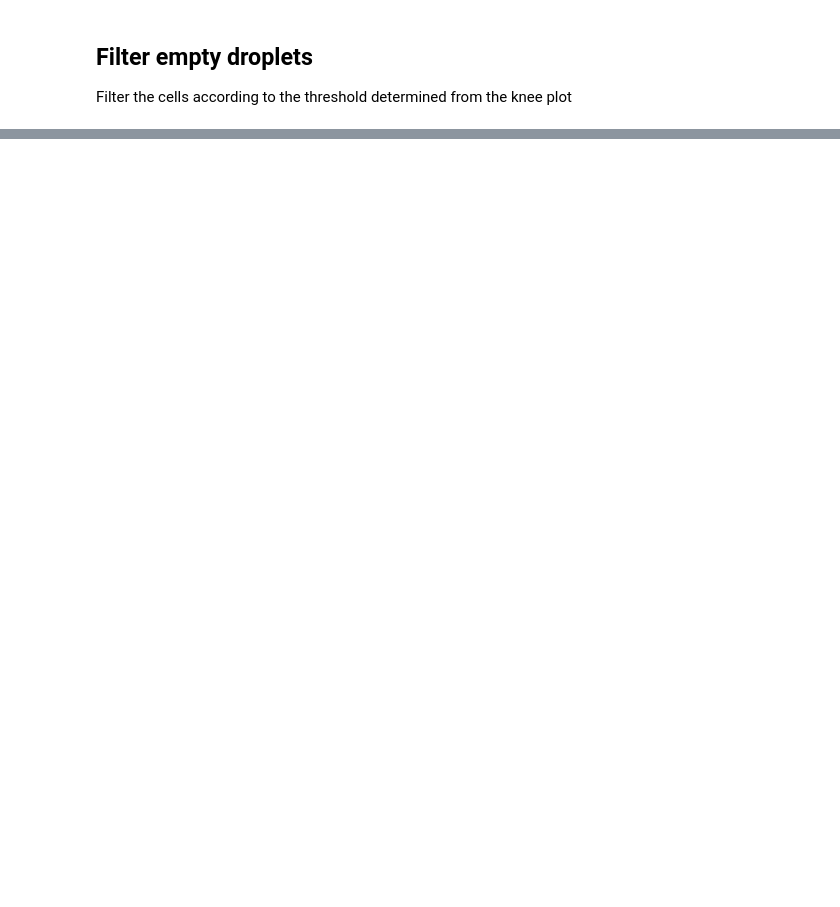
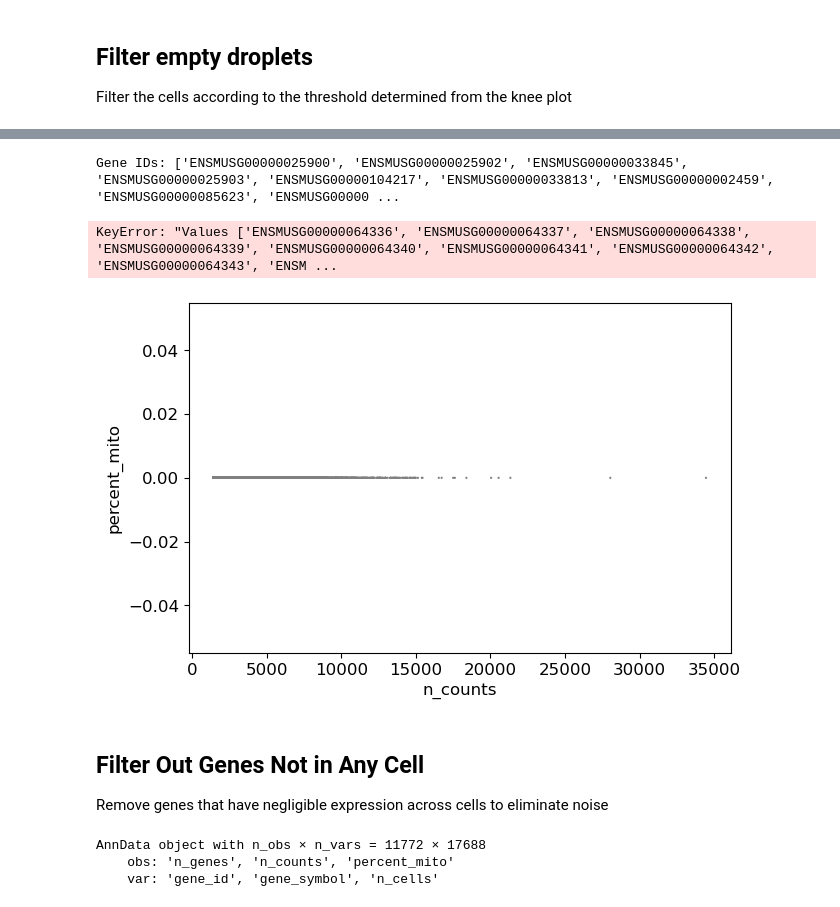
Before and after one commit to owenzel/neuro120-project, a Jupyter notebook: Stroke.ipynb, the cells around one changed output, grey strips where cells are left out. Saved outputs shown, nothing was run; the diff lists cells and outputs as text; code cells hidden in the pictures; blank space fills up the shorter version.

```diff
--- a/Stroke.ipynb
+++ b/Stroke.ipynb
@@ -150,0 +193,36 @@ AnnData object with n_obs × n_vars = 9 × 27998
+# %%
+# Separate information including and after '\t' into separate variables
+gene_ids = []
+gene_symbols = []
+
+for gene_name in adata_stroke1.var_names:
+    gene_id, gene_symbol = gene_name.split('\t')
+    gene_ids.append(gene_id)
+    gene_symbols.append(gene_symbol)
+
+# Print the separated gene IDs and gene symbols
+print("Gene IDs:", gene_ids[:10])
+# print("Gene Symbols:", gene_symbols)
+
+gene_info_df = pd.DataFrame({'gene_id': gene_ids, 'gene_symbol': gene_symbols})
+
+# Add gene IDs and gene symbols back to AnnData object
+adata_stroke1.var['gene_id'] = gene_info_df['gene_id']
+adata_stroke1.var['gene_symbol'] = gene_info_df['gene_symbol']
+# %% [output]
+Gene IDs: ['ENSMUSG00000025900', 'ENSMUSG00000025902', 'ENSMUSG00000033845', 'ENSMUSG00000025903', 'ENSMUSG00000104217', 'ENSMUSG00000033813', 'ENSMUSG00000002459', 'ENSMUSG00000085623', 'ENSMUSG00000 ...
+# %%
+mito_genes = mito_ensembl_ids["ensembl_gene_id"].values
+# for each cell compute fraction of counts in mito genes vs. all genes
+# the `.A1` is only necessary as X is sparse (to transform to a dense array after summing)
+mito_gene_ids = adata_stroke1.var['gene_id'].isin(mito_genes)
+adata_stroke1.obs['percent_mito'] = np.sum(
+    adata_stroke1[:, mito_genes].X, axis=1).A1 / np.sum(adata_stroke1.X, axis=1).A1
+# add the total counts per cell as observations-annotation to adata
+adata_stroke1.obs['n_counts'] = adata_stroke1.X.sum(axis=1).A1
+# %% [output]
+KeyError: "Values ['ENSMUSG00000064336', 'ENSMUSG00000064337', 'ENSMUSG00000064338', 'ENSMUSG00000064339', 'ENSMUSG00000064340', 'ENSMUSG00000064341', 'ENSMUSG00000064342', 'ENSMUSG00000064343', 'ENSM ...
+# %%
+sc.pl.scatter(adata, x='n_counts', y='percent_mito')
+# %% [output]
+[figure, added]
@@ -150,0 +231,3 @@ AnnData object with n_obs × n_vars = 9 × 27998
+# %% [markdown]
+## Filter Out Genes Not in Any Cell
+Remove genes that have negligible expression across cells to eliminate noise
@@ -150,0 +236,6 @@ AnnData object with n_obs × n_vars = 9 × 27998
+# %%
+adata_stroke1
+# %% [output]
+AnnData object with n_obs × n_vars = 11772 × 17688
+    obs: 'n_genes', 'n_counts', 'percent_mito'
+    var: 'gene_id', 'gene_symbol', 'n_cells'
```
Also changed, not shown: parts of 20 cells of this notebook, 1 other file.
